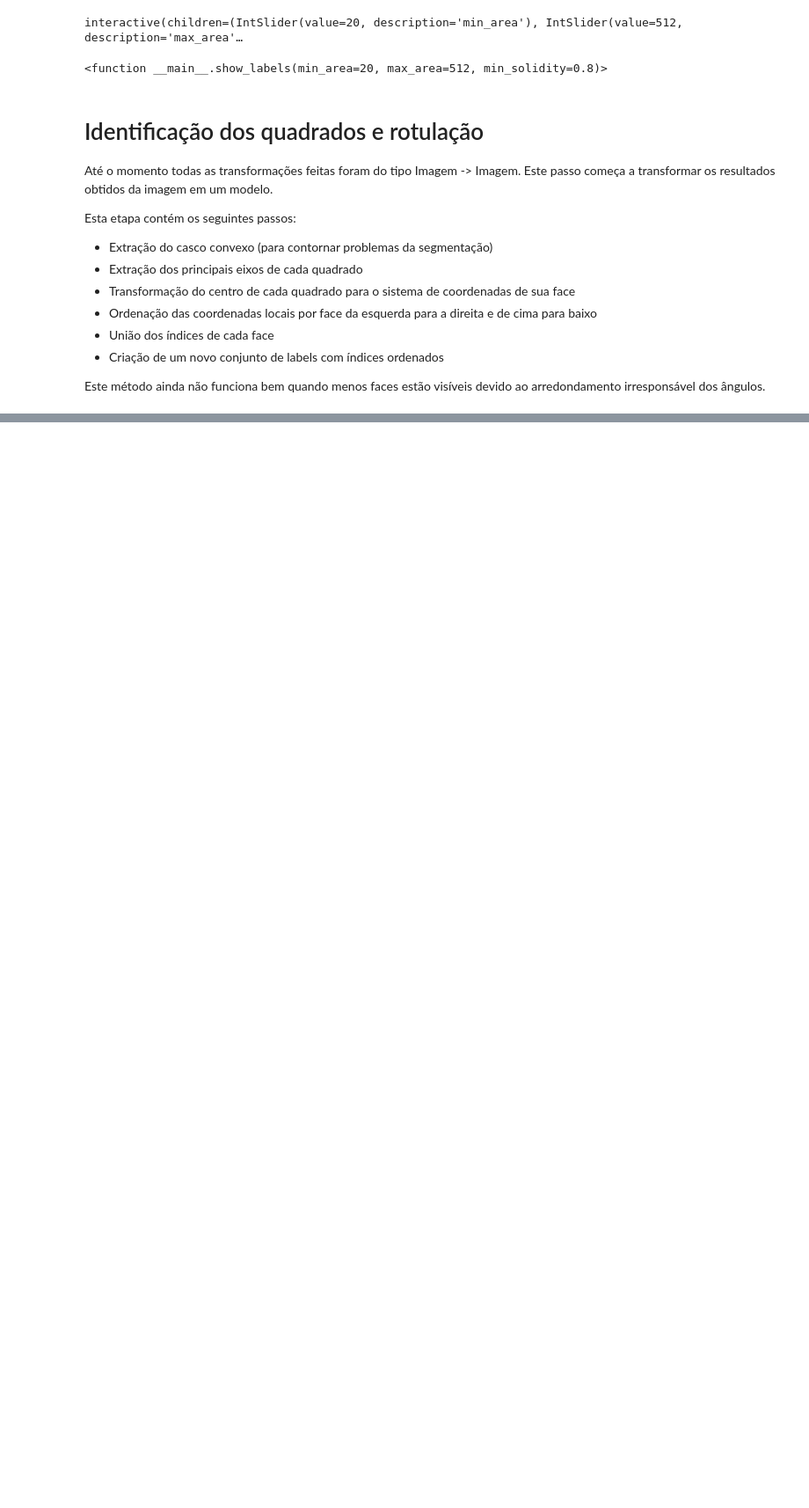
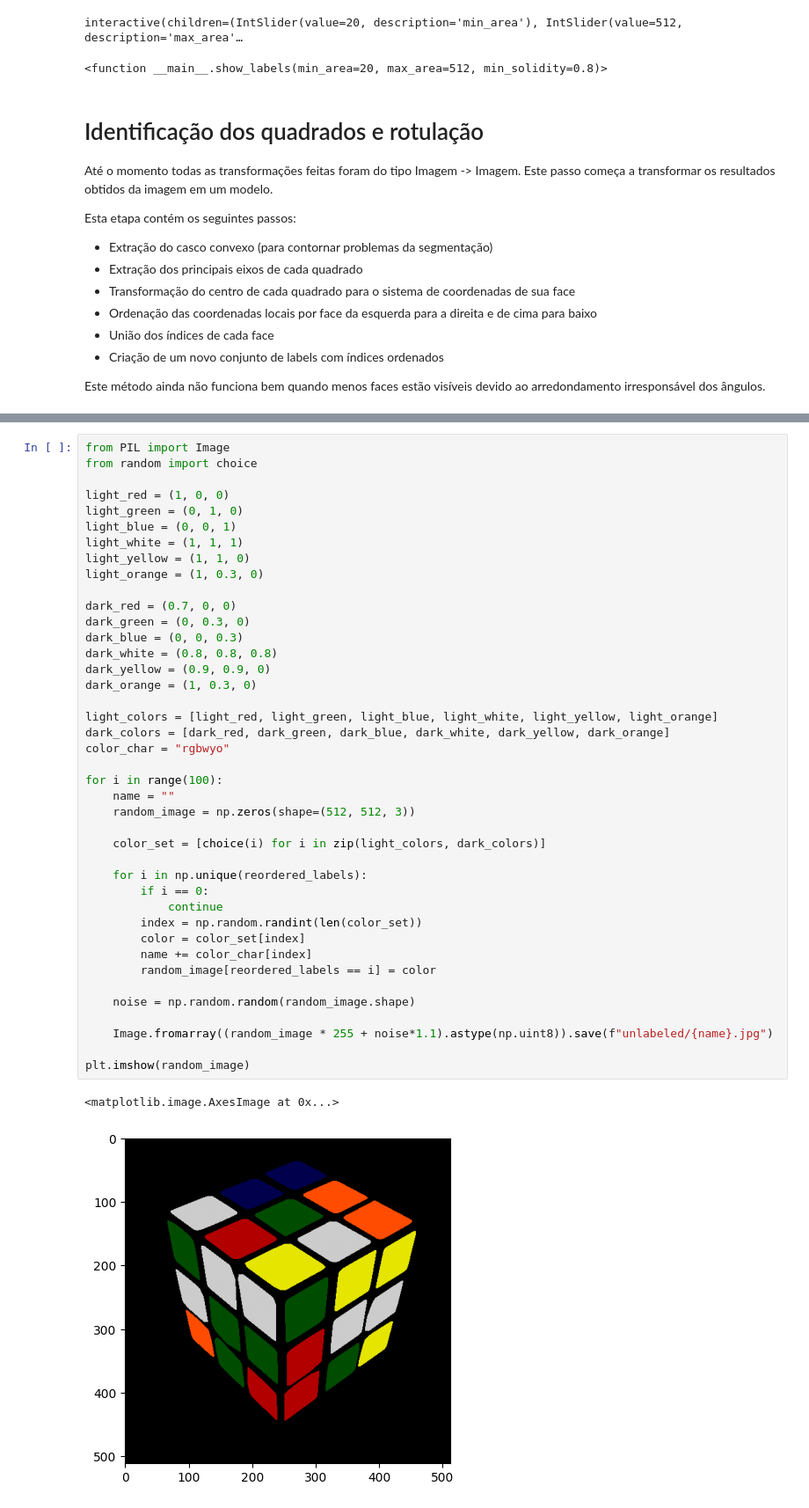
Before and after one commit to andrefpf/cubao, a Jupyter notebook: classical_method.ipynb, the cells around one changed output, grey strips where cells are left out. Shown at 88% size. Drawn from its saved outputs; the diff is of its cells as text; blank space fills up the shorter version.

```diff
--- a/classical_method.ipynb
+++ b/classical_method.ipynb
@@ -401,0 +369,44 @@ with h5py.File("hello.hdf5", "a") as file:
+# %%
+from PIL import Image
+from random import choice
+
+light_red = (1, 0, 0)
+light_green = (0, 1, 0)
+light_blue = (0, 0, 1)
+light_white = (1, 1, 1)
+light_yellow = (1, 1, 0)
+light_orange = (1, 0.3, 0)
+
+dark_red = (0.7, 0, 0)
+dark_green = (0, 0.3, 0)
+dark_blue = (0, 0, 0.3)
+dark_white = (0.8, 0.8, 0.8)
+dark_yellow = (0.9, 0.9, 0)
+dark_orange = (1, 0.3, 0)
+
+light_colors = [light_red, light_green, light_blue, light_white, light_yellow, light_orange]
+dark_colors = [dark_red, dark_green, dark_blue, dark_white, dark_yellow, dark_orange]
+color_char = "rgbwyo"
+
+for i in range(100):
+    name = ""
+    random_image = np.zeros(shape=(512, 512, 3))
+
+    color_set = [choice(i) for i in zip(light_colors, dark_colors)]
+
+    for i in np.unique(reordered_labels):
+        if i == 0:
+            continue
+        index = np.random.randint(len(color_set))
+        color = color_set[index]
+        name += color_char[index]
+        random_image[reordered_labels == i] = color
+
+    noise = np.random.random(random_image.shape)
+
+    Image.fromarray((random_image * 255 + noise*1.1).astype(np.uint8)).save(f"unlabeled/{name}.jpg")
+
+plt.imshow(random_image)
+# %% [output]
+<matplotlib.image.AxesImage at 0x...>
+[figure, added]
```
Also changed, not shown: parts of 4 cells of this notebook.
